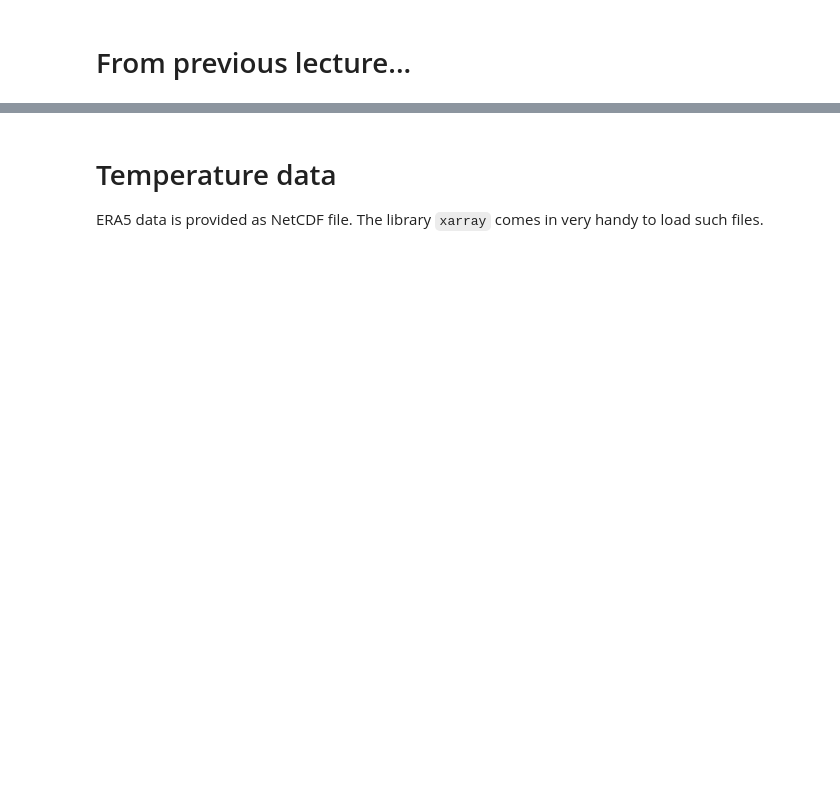
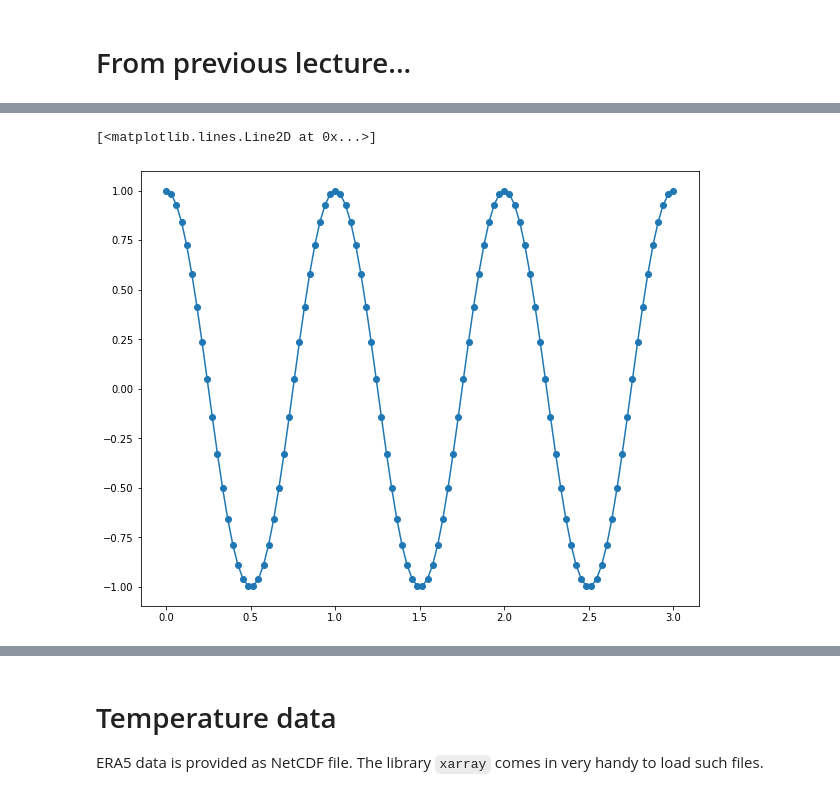
Before and after one commit to inwe-boku/lecture-scientific-computing, a Jupyter notebook: lecture08-xarray/lecture08.ipynb, the cells around one changed output, grey strips where cells are left out. Drawn from its saved outputs; the diff is of its cells as text; code cells hidden in the pictures; blank space fills up the shorter version.

```diff
--- a/lecture08-xarray/lecture08.ipynb
+++ b/lecture08-xarray/lecture08.ipynb
@@ -100,0 +111,5 @@ Loading done.
+# %%
+plt.plot(X[:, 0], Y, 'o-')
+# %% [output]
+[<matplotlib.lines.Line2D at 0x...>]
+[figure, added]
```
Also changed, not shown: parts of 89 cells of this notebook.
